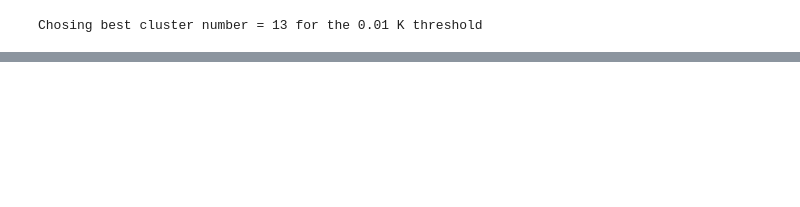
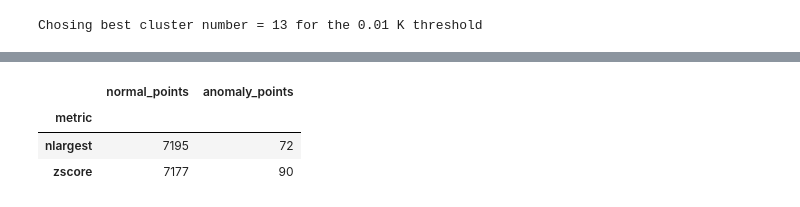
Before and after one commit to iliya1984/DevML, a Jupyter notebook: unsupervised_learning/anomly_detection/anomaly_detection_kmeans.ipynb, the cells around one changed output, grey strips where cells are left out. Cells and saved outputs as stored; diff of their text form; code cells hidden in the pictures; blank space fills up the shorter version.

Commit message:
Added analysis summary

```diff
--- a/unsupervised_learning/anomly_detection/anomaly_detection_kmeans.ipynb
+++ b/unsupervised_learning/anomly_detection/anomaly_detection_kmeans.ipynb
@@ -411,7 +411,12 @@ anomaly_detector.visualize(anomaly_df, data_df)
 number_of_outliers = kmeans_info.outlier_number
 print(f'Outlier number is {str(number_of_outliers)} for the outlier fraction of {kmeans_info.outliers_fraction}')
 
-anomaly_summary = anomaly_df['is_anomaly'].value_counts()
-anomaly_summary
+analysis_summary = pd.DataFrame(columns=['metric', 'normal_points', 'anomaly_points'])
+record_id = 0
+
+anomaly_counts = anomaly_df['is_anomaly'].value_counts()
+analysis_summary.loc[record_id] = [AnomalyDetectionMetrics.N_LARGEST, anomaly_counts.at[0], anomaly_counts.at[1]]
+
+analysis_summary
 # %% [output]
 Outlier number is 72 for the outlier fraction of 0.01
@@ -445,0 +443,12 @@ Name: is_anomaly, dtype: int64
+# %%
+record_id = record_id + 1
+anomaly_counts = anomaly_df['is_anomaly'].value_counts()
+analysis_summary.loc[record_id] = [AnomalyDetectionMetrics.ZSCORE, anomaly_counts.at[0], anomaly_counts.at[1]]
+
+analysis_summary.set_index('metric', inplace=True)
+analysis_summary
+# %% [output]
+|  | normal_points | anomaly_points |
+| metric |  |  |
+| nlargest | 7195 | 72 |
+| zscore | 7177 | 90 |
```
Also changed, not shown: parts of 27 cells of this notebook.
